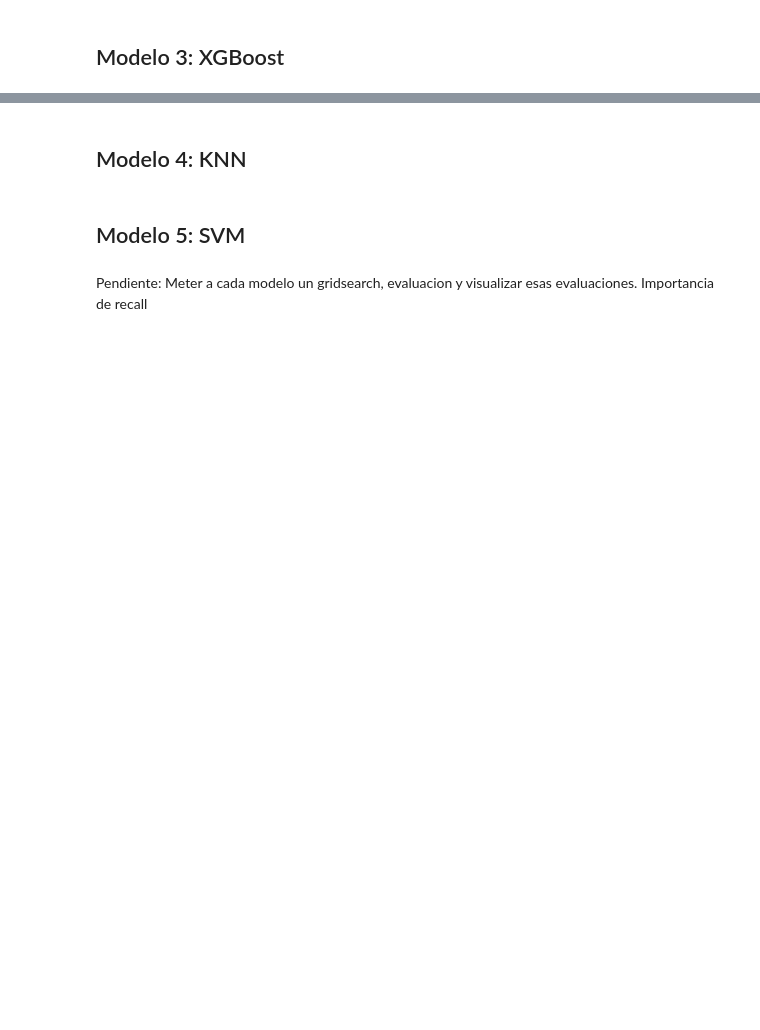
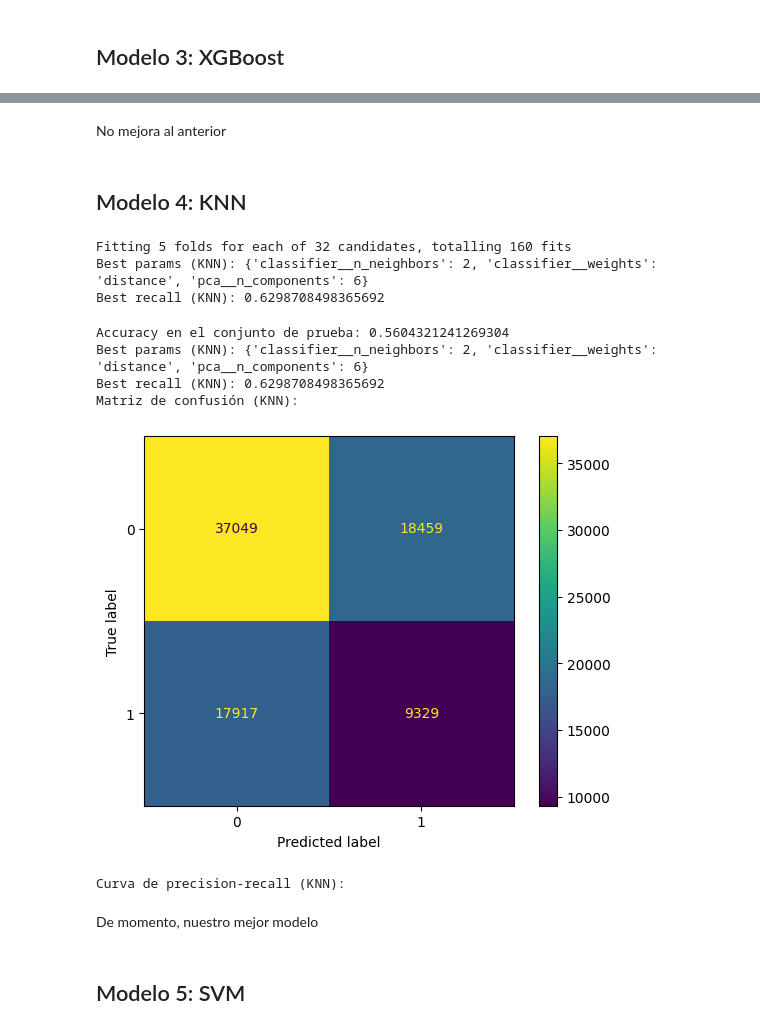
Before and after one commit to hug4470/DepressionML, a Jupyter notebook: MLProject/notebooks/03.02_Entrenamiento_Evaluación.ipynb, the cells around one changed output, grey strips where cells are left out. Saved outputs shown, nothing was run; the diff lists cells and outputs as text; code cells hidden in the pictures; blank space fills up the shorter version.

```diff
--- a/MLProject/notebooks/03.02_Entrenamiento_Evaluación.ipynb
+++ b/MLProject/notebooks/03.02_Entrenamiento_Evaluación.ipynb
@@ -98,2 +250,4 @@ print(f"XGBoost - Accuracy: {score_xgb:.2f}")
+# %% [markdown]
+No mejora al anterior
 # %% [markdown]
 ## Modelo 4: KNN
@@ -111,2 +256,48 @@ print(f"KNN - Accuracy: {score_knn:.2f}")
+# %%
+pipeline_knn = Pipeline([
+    ('scaler', StandardScaler()),
+    ('pca', PCA(n_components=2)),
+    ('classifier', KNeighborsClassifier())
+])
+
+param_grid_knn = {
+    'pca__n_components': [5, 6, 7, 8],
+    'classifier__n_neighbors': [1, 2 ,3, 4],
+    'classifier__weights': ['distance', 'uniform']
+}
+
+grid_search_knn = GridSearchCV(pipeline_knn, param_grid_knn, cv=5, scoring='recall',n_jobs=-1,verbose=1)
+grid_search_knn.fit(x_resampled, y_resampled)
+print("Best params (KNN):", grid_search_knn.best_params_)
+print("Best recall (KNN):", grid_search_knn.best_score_)
+# %% [output]
+Fitting 5 folds for each of 32 candidates, totalling 160 fits
+Best params (KNN): {'classifier__n_neighbors': 2, 'classifier__weights': 'distance', 'pca__n_components': 6}
+Best recall (KNN): 0.6298708498365692
+# %%
+y_pred_knn = grid_search_knn.predict(x_test)
+
+accuracy = accuracy_score(y_test, y_pred_knn)
+print("Accuracy en el conjunto de prueba:", accuracy)
+print("Best params (KNN):", grid_search_knn.best_params_)
+print("Best recall (KNN):", grid_search_knn.best_score_)
+print("Test recall:", recall_score(y_test, y_pred_knn))
+
+print("Matriz de confusión (KNN):")
+ConfusionMatrixDisplay.from_estimator(grid_search_knn, x_test, y_test)
+plt.show()
+
+print("Curva de precision-recall (KNN):")
+(grid_search_knn, x_test, y_test)
+plt.show()
+# %% [output]
+Accuracy en el conjunto de prueba: 0.5604321241269304
+Best params (KNN): {'classifier__n_neighbors': 2, 'classifier__weights': 'distance', 'pca__n_components': 6}
+Best recall (KNN): 0.6298708498365692
+Matriz de confusión (KNN):
+[figure, added]
+Curva de precision-recall (KNN):
+# %% [markdown]
+De momento, nuestro mejor modelo
 # %% [markdown]
 ## Modelo 5: SVM
@@ -124,2 +303,0 @@ print(f"SVM - Accuracy: {score_svm:.2f}")
-# %% [markdown]
-Pendiente: Meter a cada modelo un gridsearch, evaluacion y visualizar esas evaluaciones. Importancia de recall
```
Also changed, not shown: parts of 46 cells of this notebook, 11 other files.
